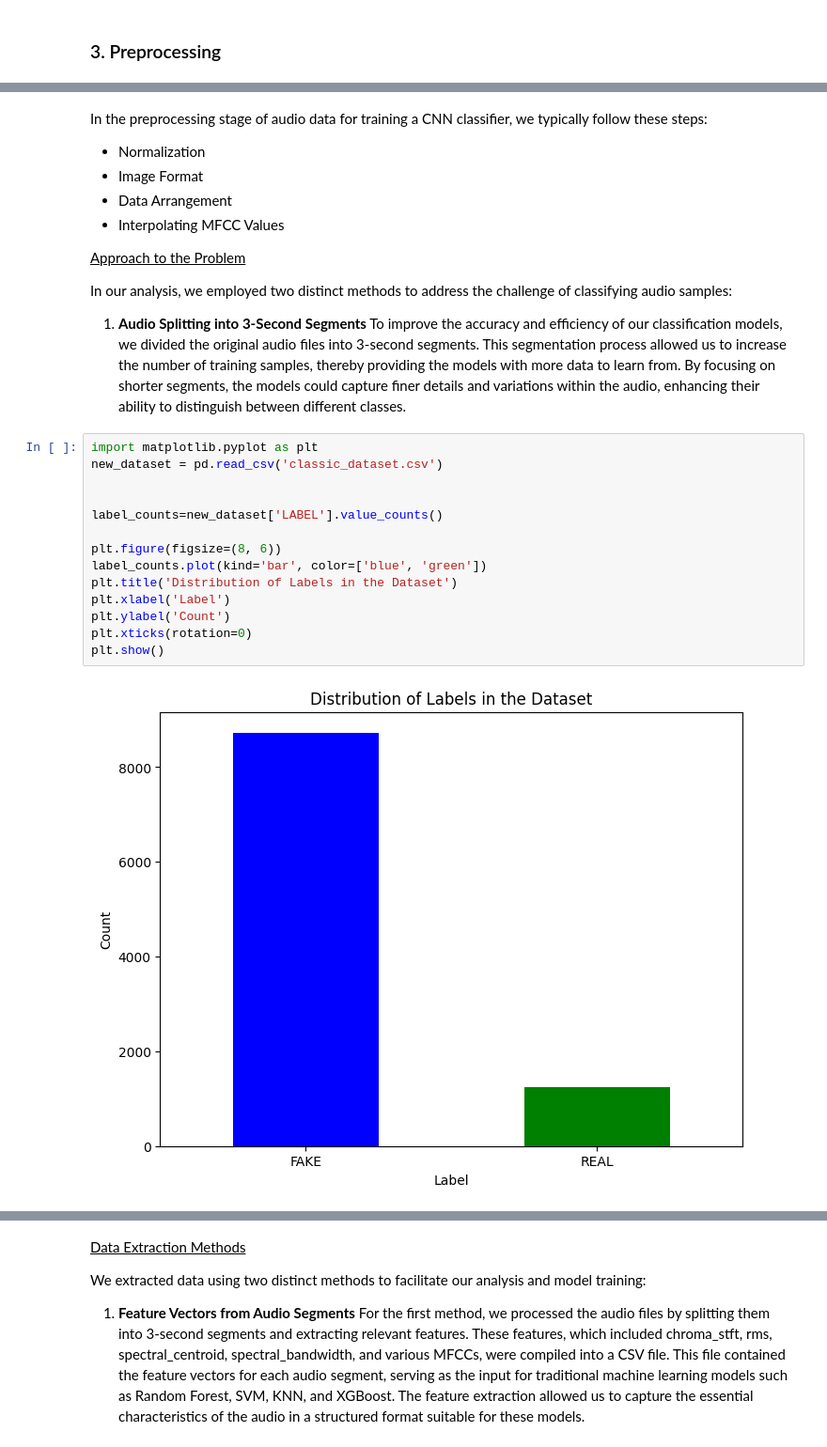
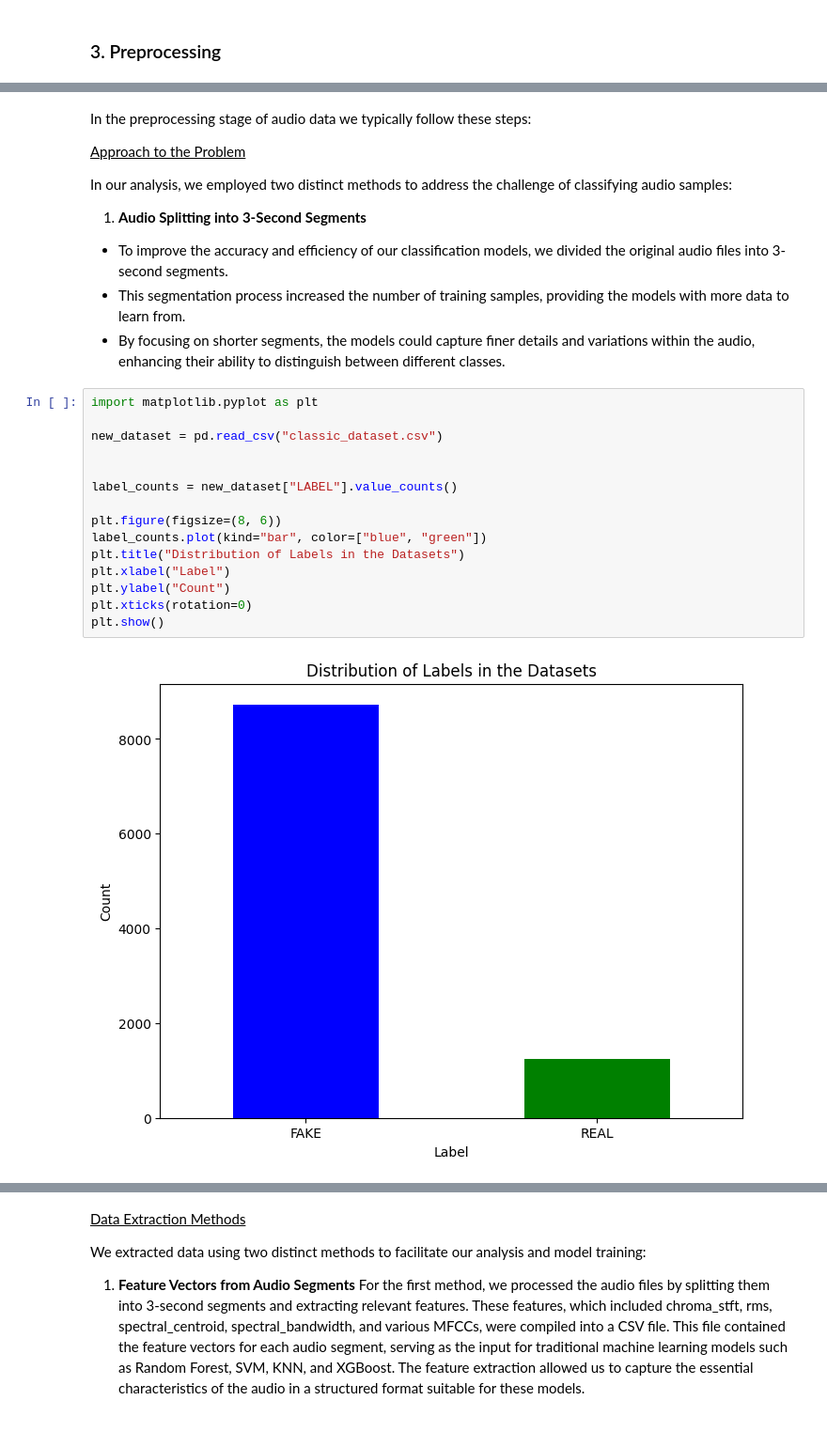
Before and after one commit to annkou/DeepFake-Voice-Recognition, a Jupyter notebook: Introduction.ipynb, the cells around one changed output, grey strips where cells are left out. Shown at 94% size. Saved outputs shown, nothing was run; the diff lists cells and outputs as text.

```diff
--- a/Introduction.ipynb
+++ b/Introduction.ipynb
@@ -96,31 +135,28 @@ The adjustments include:
 # %% [markdown]
-In the preprocessing stage of audio data for training a CNN classifier, we typically follow these steps:
-
-- Normalization
-- Image Format
-- Data Arrangement
-- Interpolating MFCC Values
-
+In the preprocessing stage of audio data we typically follow these steps:
 
 <u>Approach to the Problem</u>
 
 In our analysis, we employed two distinct methods to address the challenge of classifying audio samples:
 
 1. **Audio Splitting into 3-Second Segments**
-To improve the accuracy and efficiency of our classification models, we divided the original audio files into 3-second segments. This segmentation process allowed us to increase the number of training samples, thereby providing the models with more data to learn from. By focusing on shorter segments, the models could capture finer details and variations within the audio, enhancing their ability to distinguish between different classes.
+- To improve the accuracy and efficiency of our classification models, we divided the original audio files into 3-second segments.
+- This segmentation process increased the number of training samples, providing the models with more data to learn from.
+- By focusing on shorter segments, the models could capture finer details and variations within the audio, enhancing their ability to distinguish between different classes.
 # %%
 import matplotlib.pyplot as plt
-new_dataset = pd.read_csv('classic_dataset.csv')
+
+new_dataset = pd.read_csv("classic_dataset.csv")
 
 
-label_counts=new_dataset['LABEL'].value_counts()
+label_counts = new_dataset["LABEL"].value_counts()
 
 plt.figure(figsize=(8, 6))
-label_counts.plot(kind='bar', color=['blue', 'green'])
-plt.title('Distribution of Labels in the Dataset')
-plt.xlabel('Label')
-plt.ylabel('Count')
+label_counts.plot(kind="bar", color=["blue", "green"])
+plt.title("Distribution of Labels in the Datasets")
+plt.xlabel("Label")
+plt.ylabel("Count")
 plt.xticks(rotation=0)
 plt.show()
 # %% [output]
-[figure, old version]
+[figure, new version]
```
Also changed, not shown: parts of 17 cells of this notebook, 4 other files.
